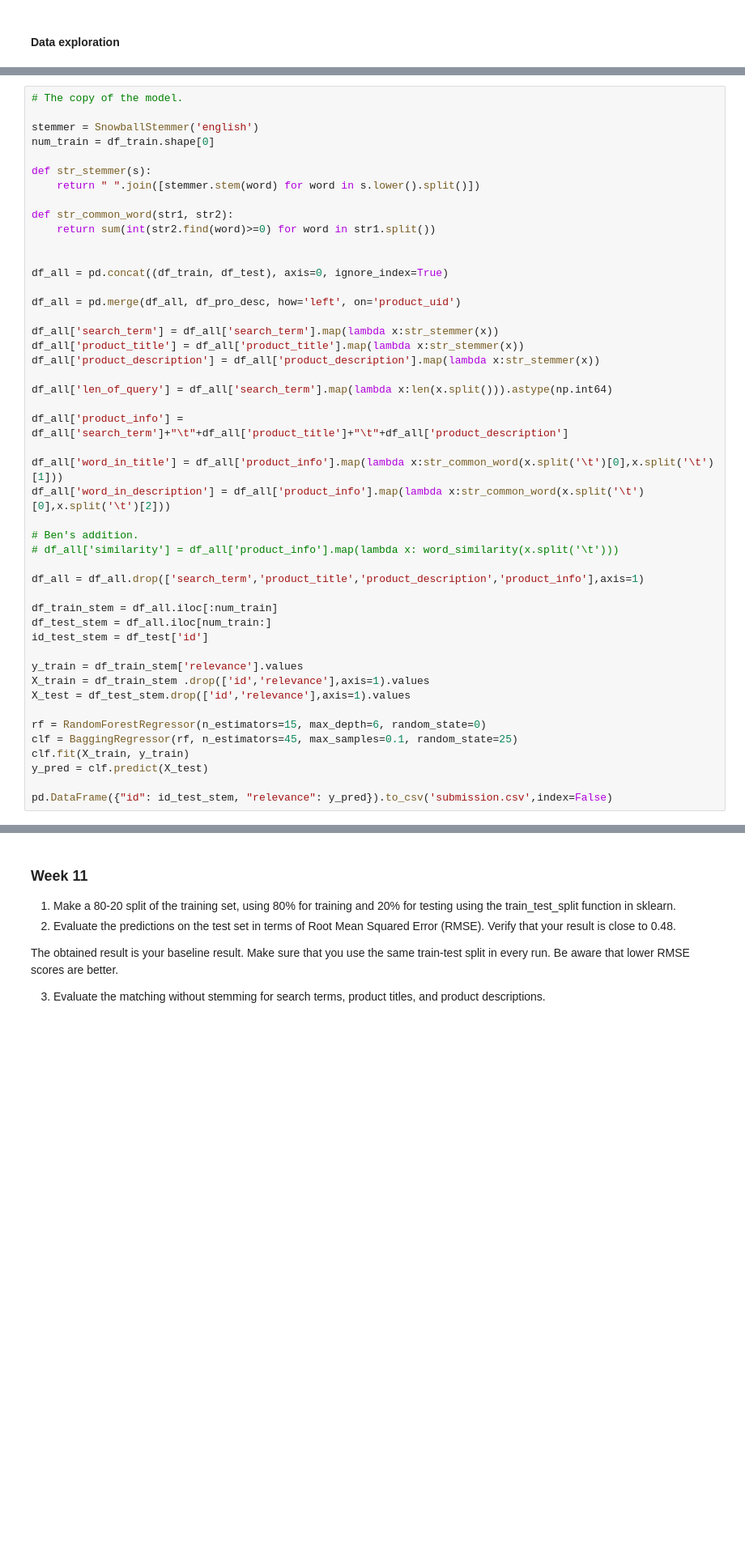
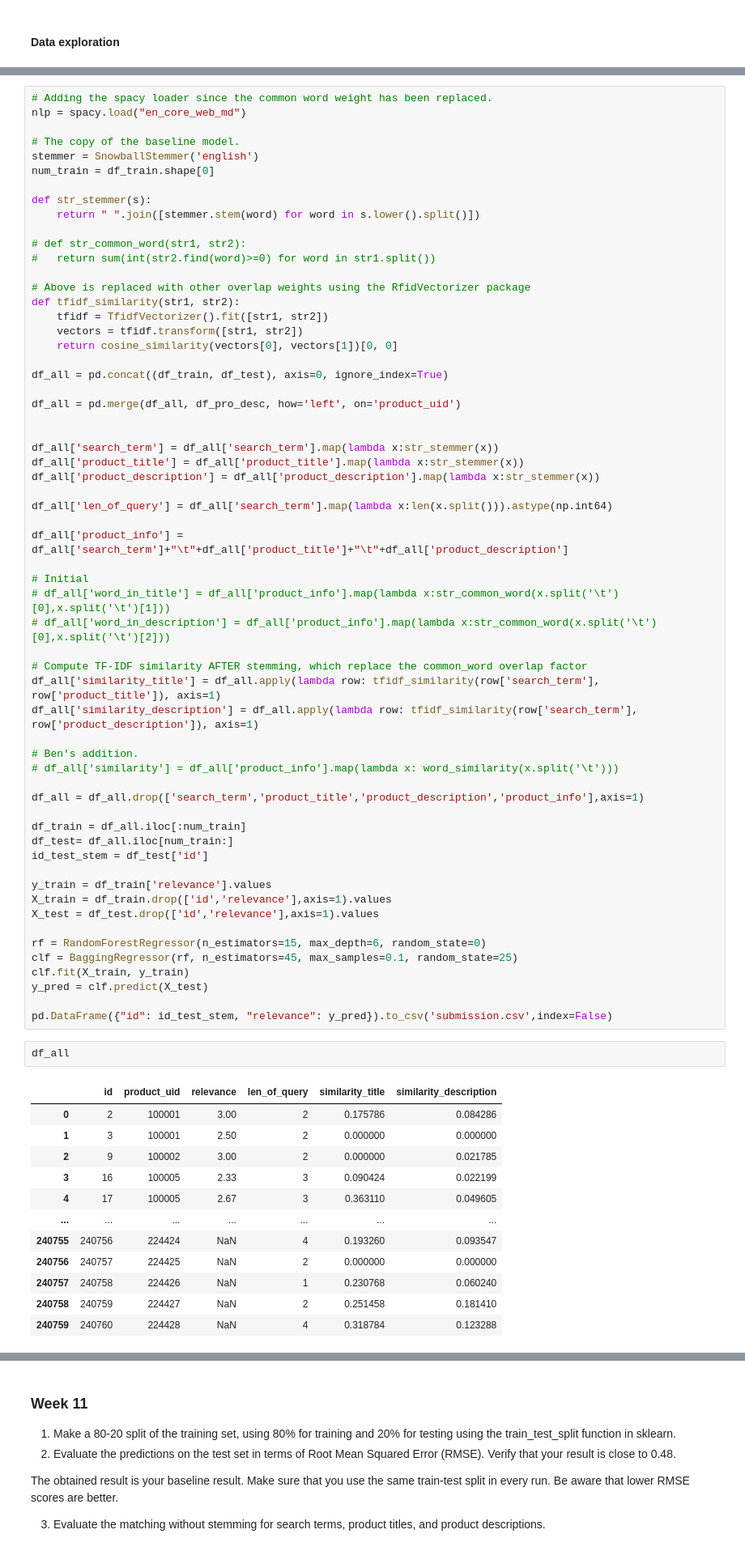
Before and after one commit to GabrielaGroenenewegenVanDerWeijden/DS_Ass3, a Jupyter notebook: main.ipynb, the cells around one changed output, grey strips where cells are left out. Shown at 81% size. Cells and saved outputs as stored; diff of their text form; blank space fills up the shorter version.

Commit message:
Replaced the count matching with It-idf

```diff
--- a/main.ipynb
+++ b/main.ipynb
@@ -85,21 +87,29 @@ plt.show()
 # %% [output]
 [figure]
 # %%
-# The copy of the model.
+# Adding the spacy loader since the common word weight has been replaced.
+nlp = spacy.load("en_core_web_md")
 
+# The copy of the baseline model.
 stemmer = SnowballStemmer('english')
 num_train = df_train.shape[0]
 
 def str_stemmer(s):
 	return " ".join([stemmer.stem(word) for word in s.lower().split()])
 
-def str_common_word(str1, str2):
-	return sum(int(str2.find(word)>=0) for word in str1.split())
+# def str_common_word(str1, str2):
+# 	return sum(int(str2.find(word)>=0) for word in str1.split())
 
+# Above is replaced with other overlap weights using the RfidVectorizer package
+def tfidf_similarity(str1, str2):
+    tfidf = TfidfVectorizer().fit([str1, str2])
+    vectors = tfidf.transform([str1, str2])
+    return cosine_similarity(vectors[0], vectors[1])[0, 0]
 
 df_all = pd.concat((df_train, df_test), axis=0, ignore_index=True)
 
 df_all = pd.merge(df_all, df_pro_desc, how='left', on='product_uid')
+
 
 df_all['search_term'] = df_all['search_term'].map(lambda x:str_stemmer(x))
 df_all['product_title'] = df_all['product_title'].map(lambda x:str_stemmer(x))
@@ -109,21 +119,26 @@ df_all['len_of_query'] = df_all['search_term'].map(lambda x:len(x.split())).asty
 
 df_all['product_info'] = df_all['search_term']+"\t"+df_all['product_title']+"\t"+df_all['product_description']
 
-df_all['word_in_title'] = df_all['product_info'].map(lambda x:str_common_word(x.split('\t')[0],x.split('\t')[1]))
-df_all['word_in_description'] = df_all['product_info'].map(lambda x:str_common_word(x.split('\t')[0],x.split('\t')[2]))
+# Initial
+# df_all['word_in_title'] = df_all['product_info'].map(lambda x:str_common_word(x.split('\t')[0],x.split('\t')[1]))
+# df_all['word_in_description'] = df_all['product_info'].map(lambda x:str_common_word(x.split('\t')[0],x.split('\t')[2]))
+
+# Compute TF-IDF similarity AFTER stemming, which replace the common_word overlap factor
+df_all['similarity_title'] = df_all.apply(lambda row: tfidf_similarity(row['search_term'], row['product_title']), axis=1)
+df_all['similarity_description'] = df_all.apply(lambda row: tfidf_similarity(row['search_term'], row['product_description']), axis=1)
 
 # Ben's addition.
 # df_all['similarity'] = df_all['product_info'].map(lambda x: word_similarity(x.split('\t')))
 
 df_all = df_all.drop(['search_term','product_title','product_description','product_info'],axis=1)
 
-df_train_stem = df_all.iloc[:num_train]
-df_test_stem = df_all.iloc[num_train:]
+df_train = df_all.iloc[:num_train]
+df_test= df_all.iloc[num_train:]
 id_test_stem = df_test['id']
 
-y_train = df_train_stem['relevance'].values
-X_train = df_train_stem .drop(['id','relevance'],axis=1).values
-X_test = df_test_stem.drop(['id','relevance'],axis=1).values
+y_train = df_train['relevance'].values
+X_train = df_train.drop(['id','relevance'],axis=1).values
+X_test = df_test.drop(['id','relevance'],axis=1).values
 
 rf = RandomForestRegressor(n_estimators=15, max_depth=6, random_state=0)
 clf = BaggingRegressor(rf, n_estimators=45, max_samples=0.1, random_state=25)
@@ -131,3 +146,18 @@ clf.fit(X_train, y_train)
 y_pred = clf.predict(X_test)
 
 pd.DataFrame({"id": id_test_stem, "relevance": y_pred}).to_csv('submission.csv',index=False)
+# %%
+df_all
+# %% [output]
+|  | id | product_uid | relevance | len_of_query | similarity_title | similarity_description |
+| 0 | 2 | 100001 | 3.00 | 2 | 0.175786 | 0.084286 |
+| 1 | 3 | 100001 | 2.50 | 2 | 0.000000 | 0.000000 |
+| 2 | 9 | 100002 | 3.00 | 2 | 0.000000 | 0.021785 |
+| 3 | 16 | 100005 | 2.33 | 3 | 0.090424 | 0.022199 |
+| 4 | 17 | 100005 | 2.67 | 3 | 0.363110 | 0.049605 |
+| ... | ... | ... | ... | ... | ... | ... |
+| 240755 | 240756 | 224424 | NaN | 4 | 0.193260 | 0.093547 |
+| 240756 | 240757 | 224425 | NaN | 2 | 0.000000 | 0.000000 |
+| 240757 | 240758 | 224426 | NaN | 1 | 0.230768 | 0.060240 |
+| 240758 | 240759 | 224427 | NaN | 2 | 0.251458 | 0.181410 |
+| 240759 | 240760 | 224428 | NaN | 4 | 0.318784 | 0.123288 |
```
Also changed, not shown: parts of 9 cells of this notebook, 2 other files.
